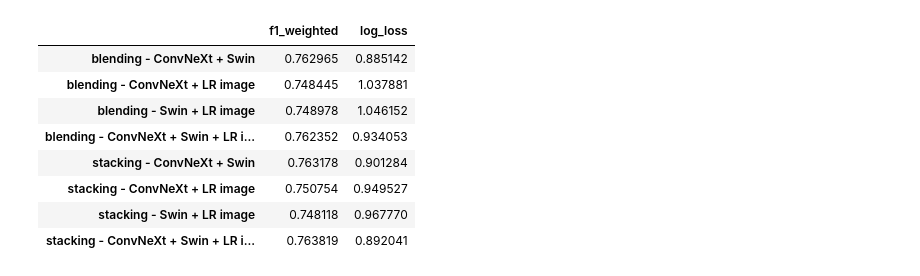
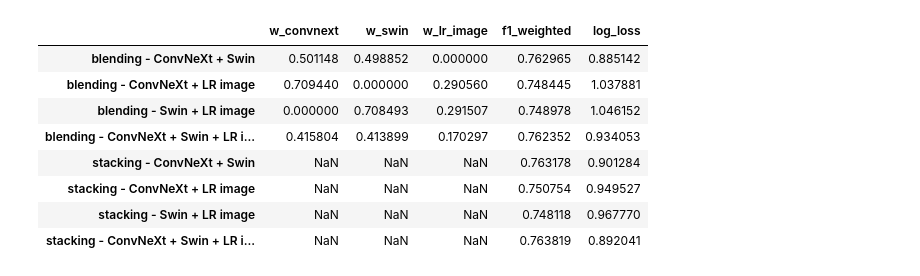
Before and after one commit to beautiful-pixel/DS_rakuten, a Jupyter notebook: notebooks/image_xxx_fusion.ipynb, the cells around one changed output. Saved outputs shown, nothing was run; the diff lists cells and outputs as text; code cells hidden in the pictures.

```diff
--- a/notebooks/image_xxx_fusion.ipynb
+++ b/notebooks/image_xxx_fusion.ipynb
@@ -16,11 +39,10 @@ from visualization import plot_classification_report, plot_f1_comparison_with_de
 
 from sklearn.preprocessing import LabelEncoder
 # %%
-_, X_val, X_test, y_train, y_val, y_test = load_data(splitted=True).values()
-encoder = LabelEncoder()
-y_train = encoder.fit_transform(y_train.tolist())
-y_val = encoder.transform(y_val.tolist())
-y_test = encoder.transform(y_test.tolist())
+_, X_val, X_test, _, y_val, y_test = load_data(splitted=True).values()
+
+y_val = encode_labels(y_val.tolist())
+y_test = encode_labels(y_test.tolist())
 
 idx = np.arange(len(y_val))
 
@@ -111,4 +199,57 @@ df_blending_img.round(4)
 # %%
+probas_img = {
+    "convnext": P_val_cn,
+    "swin": P_val_swin,
+    "lr_image": P_val_lr,
+}
+
+configs_img = {
+    "ConvNeXt + Swin": ["convnext", "swin"],
+    "ConvNeXt + LR image": ["convnext", "lr_image"],
+    "Swin + LR image": ["swin", "lr_image"],
+    "ConvNeXt + Swin + LR image": ["convnext", "swin", "lr_image"],
+}
+
+rows = []
+
+for config_name, models in configs_img.items():
+
+    log_losses = {
+        m: log_loss(y_val, probas_img[m])
+        for m in models
+    }
+
+    weights = weights_from_logloss(log_losses)
+
+    P_blend = sum(weights[m] * probas_img[m] for m in models)
+    P_blend = normalize_probas(P_blend)
+
+    y_pred = np.argmax(P_blend, axis=1)
+
+    f1 = f1_score(
+        y_val[idx_eval],
+        y_pred[idx_eval],
+        average="weighted"
+    )
+
+    ll = log_loss(
+        y_val[idx_eval],
+        P_blend[idx_eval]
+    )
+
+    rows.append({
+        "configuration": config_name,
+        "w_convnext": weights.get("convnext", 0.0),
+        "w_swin": weights.get("swin", 0.0),
+        "w_lr_image": weights.get("lr_image", 0.0),
+        "f1_weighted": f1,
+        "log_loss": ll,
+    })
+
+df_blending_img = pd.DataFrame(rows).set_index("configuration")
+
+
+
 rows = []
 
 for config_name, models in configs_img.items():
@@ -137,40 +278,40 @@ for config_name, models in configs_img.items():
         y_eval,
         y_pred,
         average="weighted"
     )
 
     ll = log_loss(
         y_eval,
         P_eval
     )
 
     rows.append({
         "configuration": config_name,
         "f1_weighted": f1,
         "log_loss": ll,
     })
 
 df_stacking_img = pd.DataFrame(rows).set_index("configuration")
 
 scores_img = pd.concat(
-    [df_blending_img[["f1_weighted", "log_loss"]], df_stacking_img],
+    [df_blending_img, df_stacking_img],
     axis=0
 )
 
 scores_img.index = [
     "blending - " + idx if i < len(df_blending_img)
     else "stacking - " + idx
     for i, idx in enumerate(scores_img.index)
 ]
 
 scores_img
 # %% [output]
-|  | f1_weighted | log_loss |
-| blending - ConvNeXt + Swin | 0.762965 | 0.885142 |
-| blending - ConvNeXt + LR image | 0.748445 | 1.037881 |
-| blending - Swin + LR image | 0.748978 | 1.046152 |
-| blending - ConvNeXt + Swin + LR i... | 0.762352 | 0.934053 |
-| stacking - ConvNeXt + Swin | 0.763178 | 0.901284 |
-| stacking - ConvNeXt + LR image | 0.750754 | 0.949527 |
-| stacking - Swin + LR image | 0.748118 | 0.967770 |
-| stacking - ConvNeXt + Swin + LR i... | 0.763819 | 0.892041 |
+|  | w_convnext | w_swin | w_lr_image | f1_weighted | log_loss |
+| blending - ConvNeXt + Swin | 0.501148 | 0.498852 | 0.000000 | 0.762965 | 0.885142 |
+| blending - ConvNeXt + LR image | 0.709440 | 0.000000 | 0.290560 | 0.748445 | 1.037881 |
+| blending - Swin + LR image | 0.000000 | 0.708493 | 0.291507 | 0.748978 | 1.046152 |
+| blending - ConvNeXt + Swin + LR i... | 0.415804 | 0.413899 | 0.170297 | 0.762352 | 0.934053 |
+| stacking - ConvNeXt + Swin | NaN | NaN | NaN | 0.763178 | 0.901284 |
+| stacking - ConvNeXt + LR image | NaN | NaN | NaN | 0.750754 | 0.949527 |
+| stacking - Swin + LR image | NaN | NaN | NaN | 0.748118 | 0.967770 |
+| stacking - ConvNeXt + Swin + LR i... | NaN | NaN | NaN | 0.763819 | 0.892041 |
```
Also changed, not shown: parts of 13 cells of this notebook, 44 other files.
